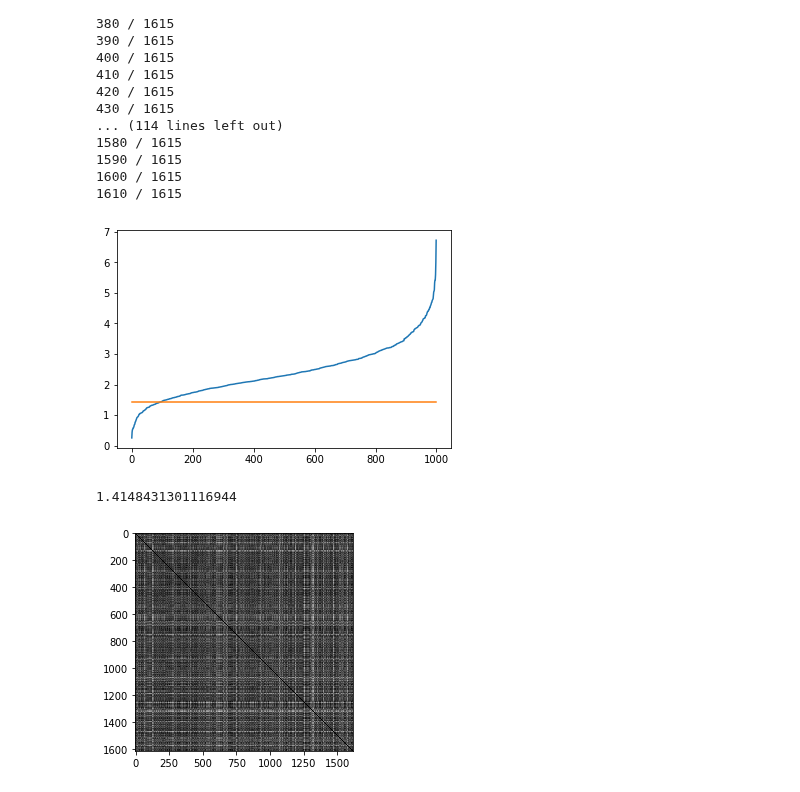
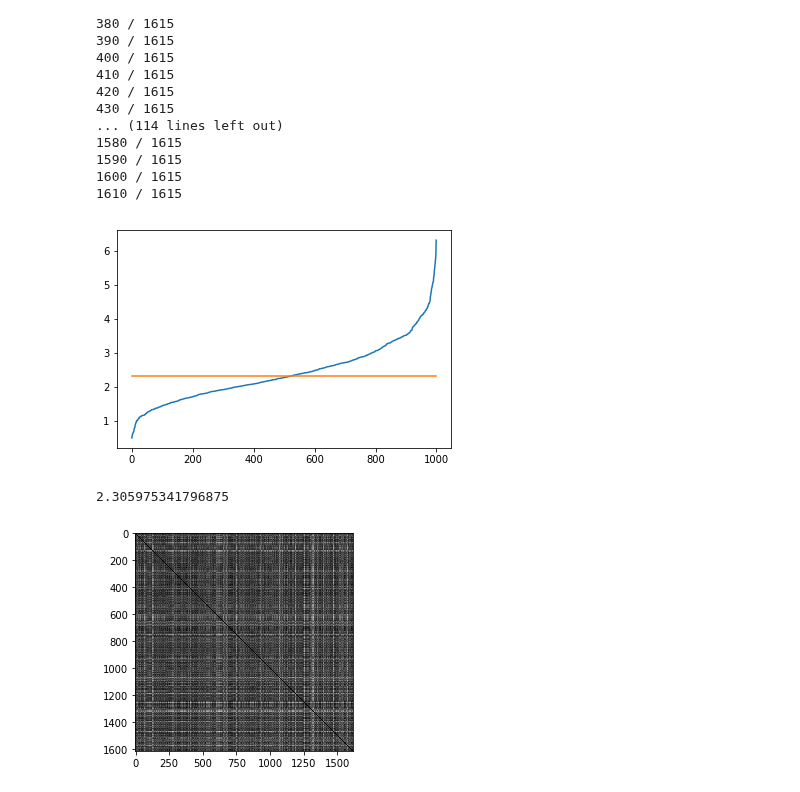
Before and after one commit to dkohlsdorf/wdp-ds, a Jupyter notebook: scripts/AgglomerativeClusteringDTW.ipynb, the cells around one changed output. Saved outputs shown, nothing was run; the diff lists cells and outputs as text; code cells hidden in the pictures.

```diff
--- a/scripts/AgglomerativeClusteringDTW.ipynb
+++ b/scripts/AgglomerativeClusteringDTW.ipynb
@@ -242,31 +242,31 @@ pickle.dump(distances, open( "distances.p", "wb" ) )
 # %%
 import numpy as np
 import pickle
 import matplotlib.pyplot as plt
 import random
 
 latent    = pickle.load( open( "data.p", "rb" ) )
 distances = pickle.load( open( "distances.p", "rb" ) )
 
 f = [f for f in distances.flatten() if not np.isinf(f)]
 random.shuffle(f)
-th = np.percentile(f, 10)
+th = np.percentile(f, 50)
 
 plt.plot(sorted(f[0:1000]))
 plt.plot(np.ones(1000) * th)
 plt.show()
 print(th)
 
 for i in range(len(distances)):
     for j in range(len(distances)):
         if np.isinf(distances[i][j]):
             distances[i][j] = distances[j][i]
 
 plt.imshow(distances, cmap='gray')
 plt.show()
 # %% [output]
-[figure, old version]
+[figure, new version]
-1.4148431301116944
+2.305975341796875
 [figure]
 # %%
 pickle.dump(distances, open( "distances_normal.p", "wb" ) )
```
Also changed, not shown: parts of 3 cells of this notebook.
